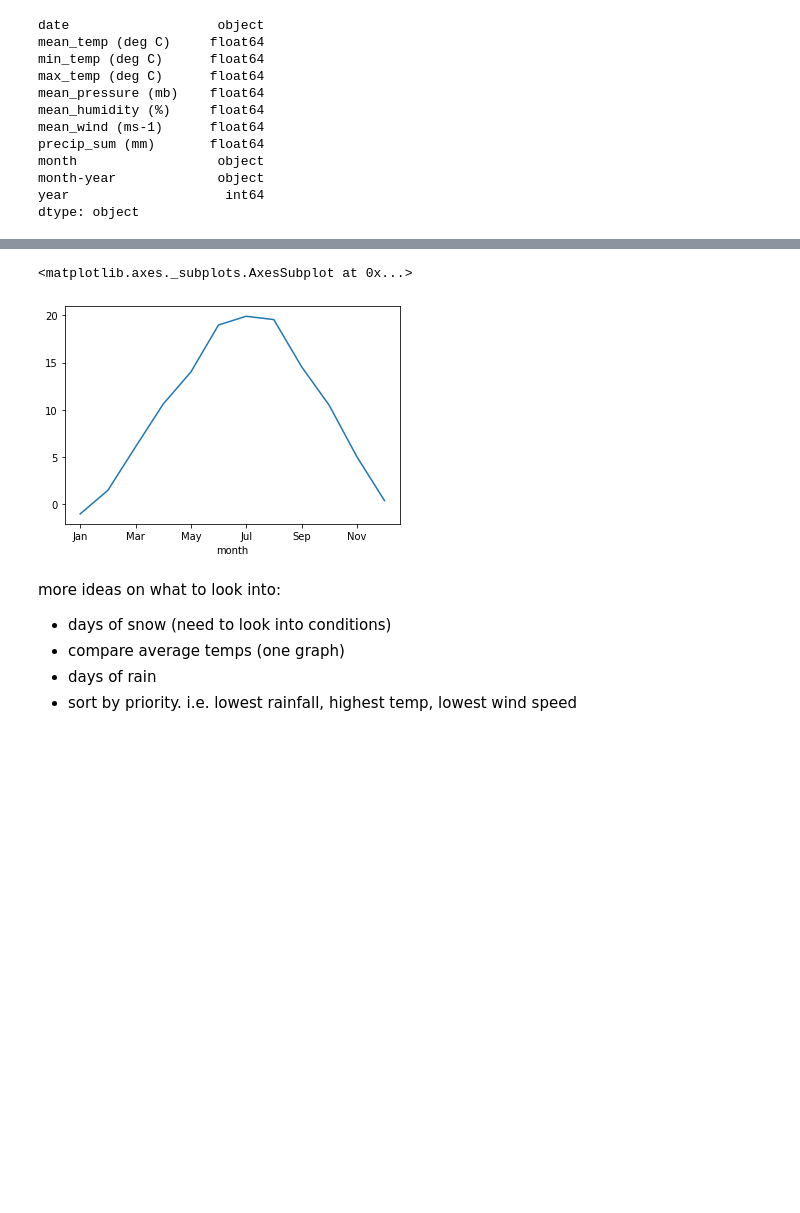
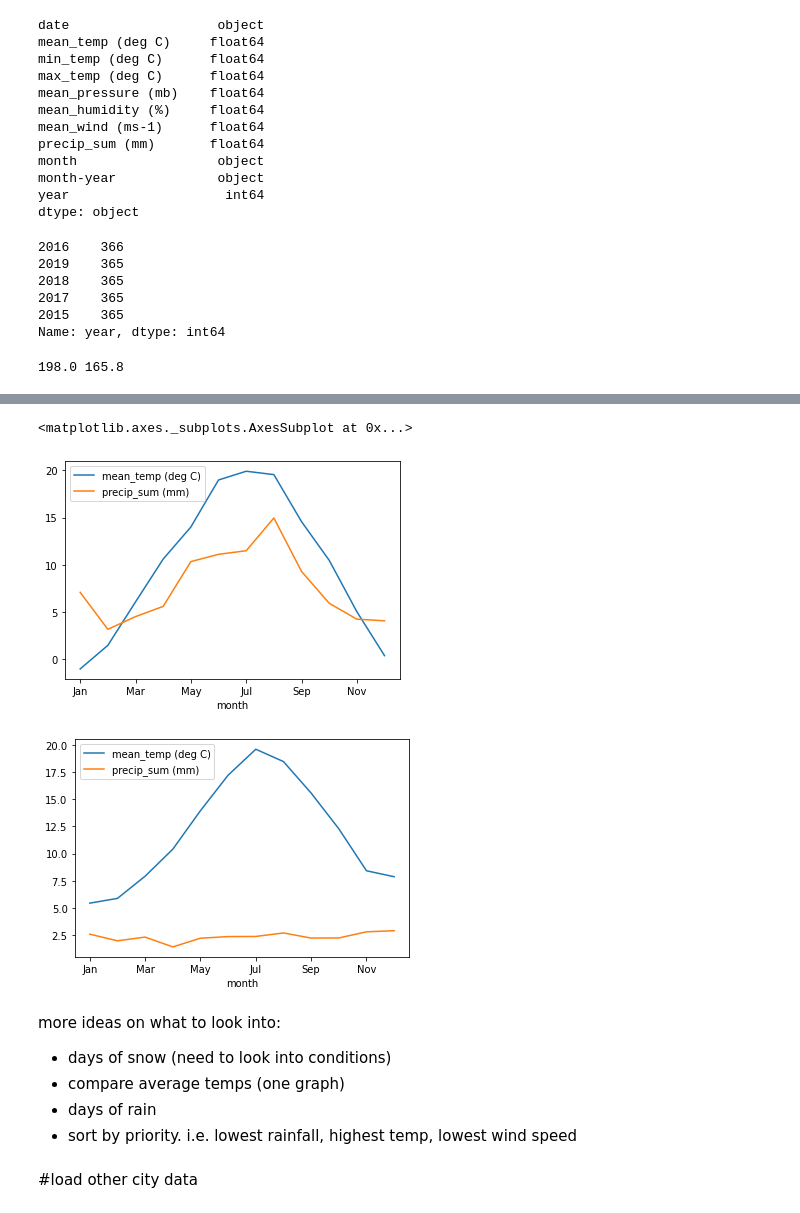
Before and after one commit to dwhew/data_science, a Jupyter notebook: weather.ipynb, the cells around one changed output, grey strips where cells are left out. Saved outputs shown, nothing was run; the diff lists cells and outputs as text; code cells hidden in the pictures; blank space fills up the shorter version.

```diff
--- a/weather.ipynb
+++ b/weather.ipynb
@@ -41,14 +41,30 @@ month                  object
 month-year             object
 year                    int64
 dtype: object
+# %%
+inndf['year'].value_counts()
+# %% [output]
+2016    366
+2019    365
+2018    365
+2017    365
+2015    365
+Name: year, dtype: int64
+# %%
+#no. of days without rain (annual average)
+inn_sun = len(inndf[inndf['precip_sum (mm)'] == 0.0]) /5
+lon_sun = len(londf[londf['precip_sum (mm)'] == 0.0]) /5
+print(lon_sun, inn_sun)
+# %% [output]
+198.0 165.8
 # %%
-#get monthly averages
-inndf = inndf.groupby('month').mean()
-len(inndf)
+#get average day by month
+inndf_months = inndf.groupby('month').mean()
+
 #need to order months
 month_ordered = ['Jan', 'Feb', 'Mar', 'Apr', 'May', 'Jun', 'Jul', 'Aug', 'Sep', 'Oct', 'Nov', 'Dec']
-inndf = inndf.reindex(month_ordered)
-inndf
+inndf_months = inndf_months.reindex(month_ordered)
+inndf_months
 # %% [output]
 |  | mean_temp (deg C) | min_temp (deg C) | max_temp (deg C) | mean_pressure (mb) | mean_humidity (%) | ... |
 | month |  |  |  |  |  | ... |
@@ -64,11 +80,13 @@ inndf
 | Oct | 10.473568 | 5.712258 | 16.565806 | 712.652404 | 77.592183 | ... |
 | Nov | 5.024660 | 0.966667 | 9.968000 | 710.184243 | 80.483692 | ... |
 | Dec | 0.367959 | -3.310968 | 5.578065 | 715.211790 | 83.579367 | ... |
-# %%
-inndf['mean_temp (deg C)'].plot()
-# %% [output]
-<matplotlib.axes._subplots.AxesSubplot at 0x...>
-[figure, removed]
+# %%
+inndf_months.plot(y=['mean_temp (deg C)', 'precip_sum (mm)'])
+londf_months.plot(y=['mean_temp (deg C)', 'precip_sum (mm)'])
+# %% [output]
+<matplotlib.axes._subplots.AxesSubplot at 0x...>
+[figure, added]
+[figure, added]
 # %% [markdown]
 more ideas on what to look into:
 
@@ -77,5 +95,7 @@ more ideas on what to look into:
 *   compare average temps (one graph)
 *   days of rain
 *   sort by priority. i.e. lowest rainfall, highest temp, lowest wind speed
+# %% [markdown]
+#load other city data
 # %%
 londf = pd.read_csv(r"https://raw.githubusercontent.com/ds4geo/ds4geo/master/data/timeseries/meteo/London_weather_2015-19.csv")
```
Also changed, not shown: parts of 5 cells of this notebook.
